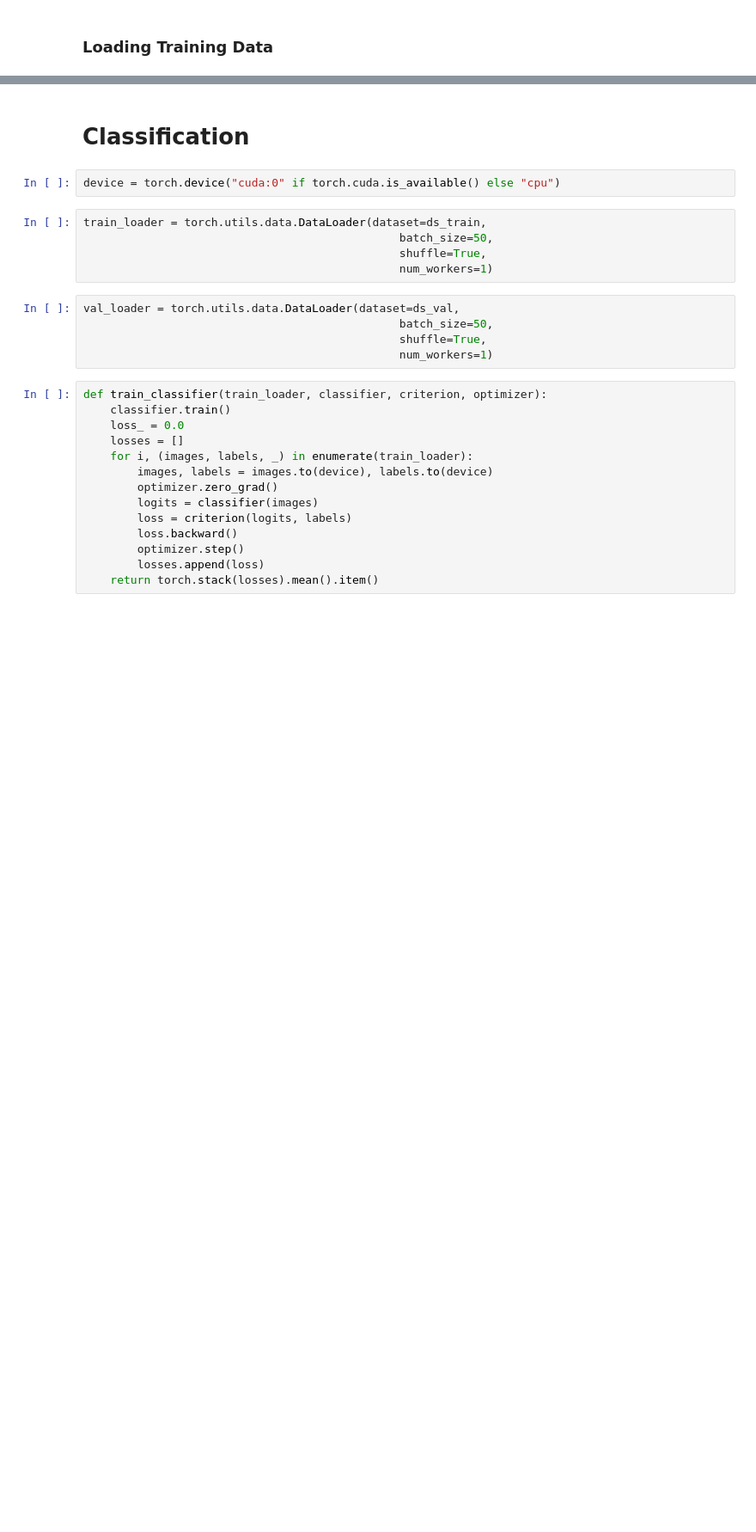
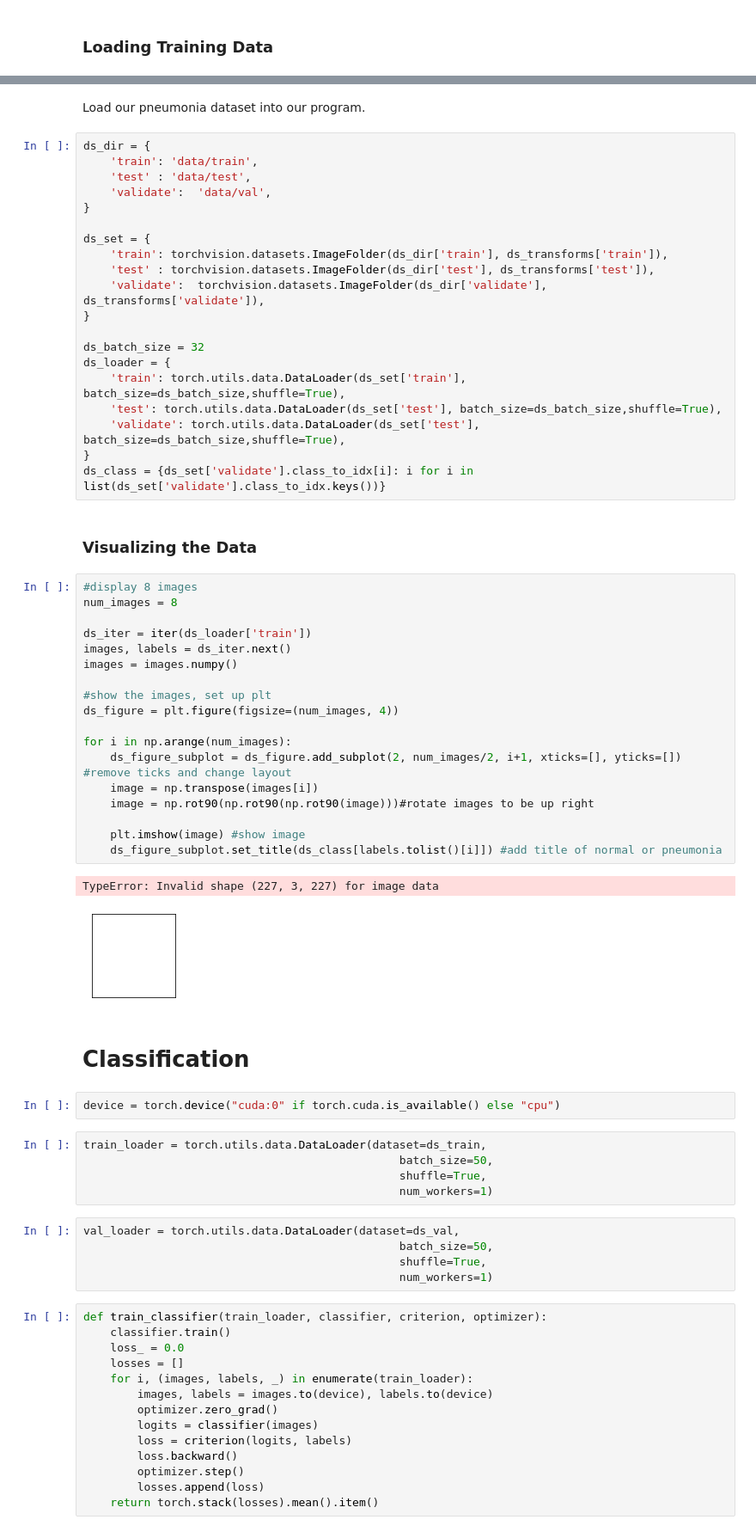
Before and after one commit to rajdeepslather/pneumonia-classification-py, a Jupyter notebook: pneumonia-classification-main.ipynb, the cells around one changed output, grey strips where cells are left out. Shown at 86% size. Saved outputs shown, nothing was run; the diff lists cells and outputs as text; blank space fills up the shorter version.

Commit message:
added code for load data

```diff
--- a/pneumonia-classification-main.ipynb
+++ b/pneumonia-classification-main.ipynb
@@ -78,3 +56,48 @@ for i in range(5):
+# %% [markdown]
+Load our pneumonia dataset into our program.
+# %%
+ds_dir = {
+    'train': 'data/train',
+    'test' : 'data/test',
+    'validate':  'data/val',
+}
+
+ds_set = {
+    'train': torchvision.datasets.ImageFolder(ds_dir['train'], ds_transforms['train']),
+    'test' : torchvision.datasets.ImageFolder(ds_dir['test'], ds_transforms['test']),
+    'validate':  torchvision.datasets.ImageFolder(ds_dir['validate'], ds_transforms['validate']),
+}
+
+ds_batch_size = 32
+ds_loader = {
+    'train': torch.utils.data.DataLoader(ds_set['train'], batch_size=ds_batch_size,shuffle=True),
+    'test': torch.utils.data.DataLoader(ds_set['test'], batch_size=ds_batch_size,shuffle=True),
+    'validate': torch.utils.data.DataLoader(ds_set['test'], batch_size=ds_batch_size,shuffle=True),
+}
+ds_class = {ds_set['validate'].class_to_idx[i]: i for i in list(ds_set['validate'].class_to_idx.keys())}
+# %% [markdown]
+### Visualizing the Data
+# %%
+#display 8 images
+num_images = 8
+
+ds_iter = iter(ds_loader['train'])
+images, labels = ds_iter.next()
+images = images.numpy()
+
+#show the images, set up plt
+ds_figure = plt.figure(figsize=(num_images, 4))
+
+for i in np.arange(num_images):
+    ds_figure_subplot = ds_figure.add_subplot(2, num_images/2, i+1, xticks=[], yticks=[]) #remove ticks and change layout
+    image = np.transpose(images[i])
+    image = np.rot90(np.rot90(np.rot90(image)))#rotate images to be up right
+
+    plt.imshow(image) #show image
+    ds_figure_subplot.set_title(ds_class[labels.tolist()[i]]) #add title of normal or pneumonia
+# %% [output]
+TypeError: Invalid shape (227, 3, 227) for image data
+[figure, added]
 # %% [markdown]
 # Classification
 # %%
```
Also changed, not shown: parts of 12 cells of this notebook.
